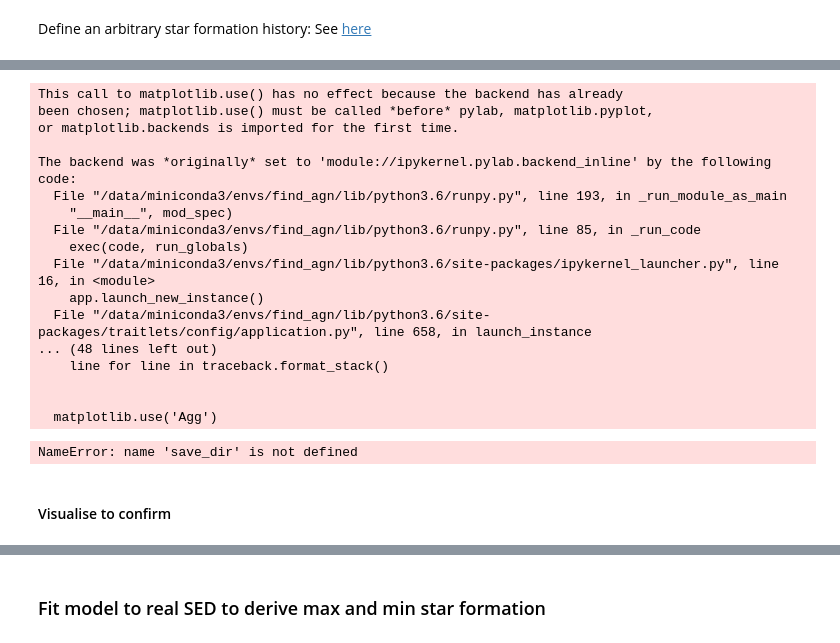
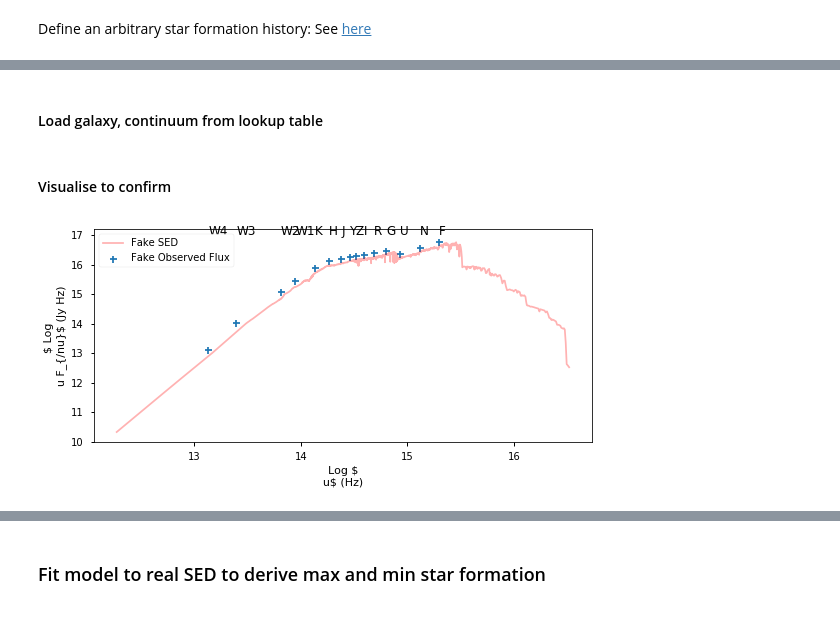
Before and after one commit to mwalmsley/find_agn, a Jupyter notebook: agn-spectral-energy.ipynb, the cells around one changed output, grey strips where cells are left out. Drawn from its saved outputs; the diff is of its cells as text; code cells hidden in the pictures.

Commit message:
fix galaxy simulation, add sample matching for sfr, begin working on spectral fitting

```diff
--- a/agn-spectral-energy.ipynb
+++ b/agn-spectral-energy.ipynb
@@ -341,25 +297,20 @@ test_figures/bc03_ssp_z_0.02_salp.model
+# %%
+save_dir = 'saved_templates'
 # %%
-mass = 1.  # do not rescale, leave as 1 Msun stellar population
-# TODO refactor magnitude mass rescaling as separate notebook_utils method
-ezgal_wrapper.save_model(model, save_dir, formation_z, current_z, mass)
+new_model = False
+if new_model:
+    model = ezgal_wrapper.get_model(model_loc, dual_burst)  # 15 mins to calculate
+    mass = 1.  # do not rescale, leave as 1 Msun stellar population
+    # TODO refactor magnitude mass rescaling as separate notebook_utils method
+    ezgal_wrapper.save_template(model, save_dir, formation_z, current_z, mass)
-# %% [output]
-This call to matplotlib.use() has no effect because the backend has already
-been chosen; matplotlib.use() must be called *before* pylab, matplotlib.pyplot,
-or matplotlib.backends is imported for the first time.
-
-The backend was *originally* set to 'module://ipykernel.pylab.backend_inline' by the following code:
-  File "/data/miniconda3/envs/find_agn/lib/python3.6/runpy.py", line 193, in _run_module_as_main
-    "__main__", mod_spec)
-  File "/data/miniconda3/envs/find_agn/lib/python3.6/runpy.py", line 85, in _run_code
-    exec(code, run_globals)
-  File "/data/miniconda3/envs/find_agn/lib/python3.6/site-packages/ipykernel_launcher.py", line 16, in <module>
-    app.launch_new_instance()
-  File "/data/miniconda3/envs/find_agn/lib/python3.6/site-packages/traitlets/config/application.py", line 658, in launch_instance
-... (48 lines left out)
-    line for line in traceback.format_stack()
-
-
-  matplotlib.use('Agg')
-NameError: name 'save_dir' is not defined
+# %% [markdown]
+#### Load galaxy, continuum from lookup table
+# %%
+galaxy, continuum = ezgal_wrapper.load_saved_template(save_dir, formation_z, current_z, mass=1.)
 # %% [markdown]
 #### Visualise to confirm
+# %%
+discrete_sed = notebook_utils.get_spectral_energy(galaxy)
+plot_template(discrete_sed, continuum)
+# %% [output]
+[figure, added]
```
Also changed, not shown: parts of 68 cells of this notebook, 12 other files.
